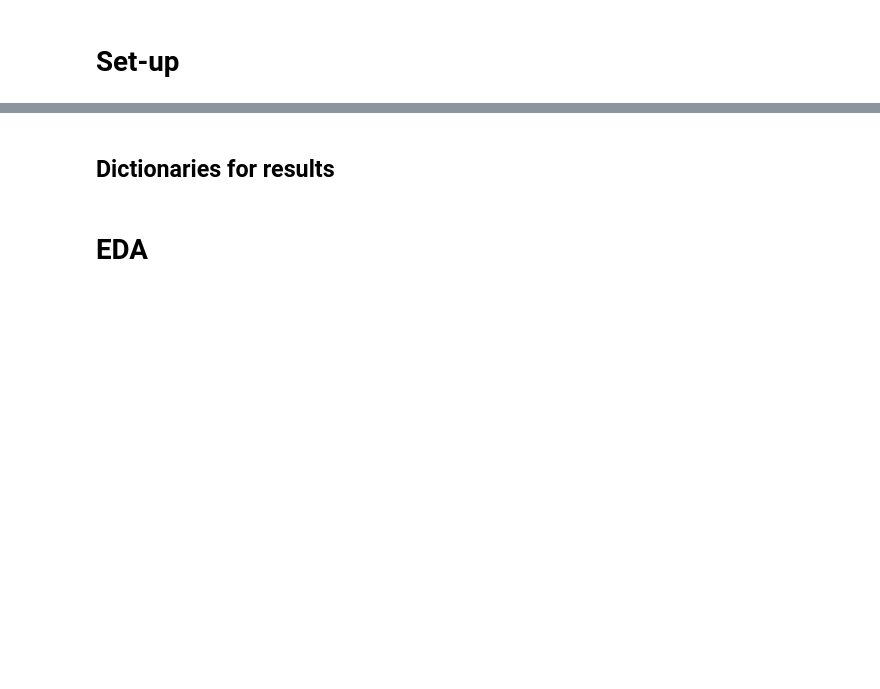
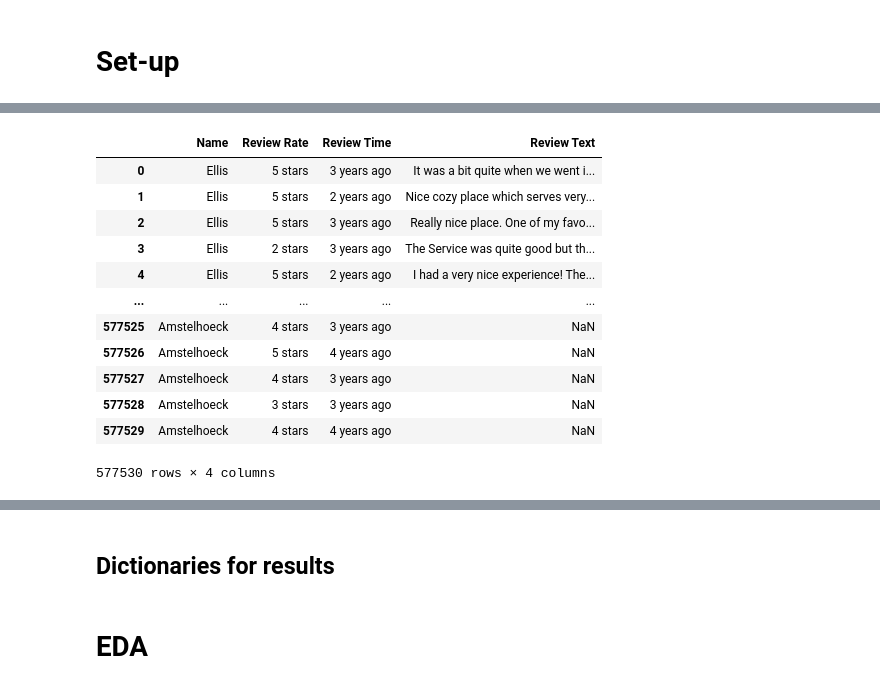
Before and after one commit to Amsterdam-Internships/Venue-Accessibility-Google-Reviews, a Jupyter notebook: pipeline_google_reviews.ipynb, the cells around one changed output, grey strips where cells are left out. Saved outputs shown, nothing was run; the diff lists cells and outputs as text; code cells hidden in the pictures; blank space fills up the shorter version.

```diff
--- a/pipeline_google_reviews.ipynb
+++ b/pipeline_google_reviews.ipynb
@@ -293,0 +302,16 @@ cleaned_reviews[0].head()
+# %%
+frame
+# %% [output]
+|  | Name | Review Rate | Review Time | Review Text |
+| 0 | Ellis | 5 stars | 3 years ago | It was a bit quite when we went i... |
+| 1 | Ellis | 5 stars | 2 years ago | Nice cozy place which serves very... |
+| 2 | Ellis | 5 stars | 3 years ago | Really nice place. One of my favo... |
+| 3 | Ellis | 2 stars | 3 years ago | The Service was quite good but th... |
+| 4 | Ellis | 5 stars | 2 years ago | I had a very nice experience! The... |
+| ... | ... | ... | ... | ... |
+| 577525 | Amstelhoeck | 4 stars | 3 years ago | NaN |
+| 577526 | Amstelhoeck | 5 stars | 4 years ago | NaN |
+| 577527 | Amstelhoeck | 4 stars | 3 years ago | NaN |
+| 577528 | Amstelhoeck | 3 stars | 3 years ago | NaN |
+| 577529 | Amstelhoeck | 4 stars | 4 years ago | NaN |
+577530 rows × 4 columns
```
Also changed, not shown: parts of 30 cells of this notebook, 1 other file.
